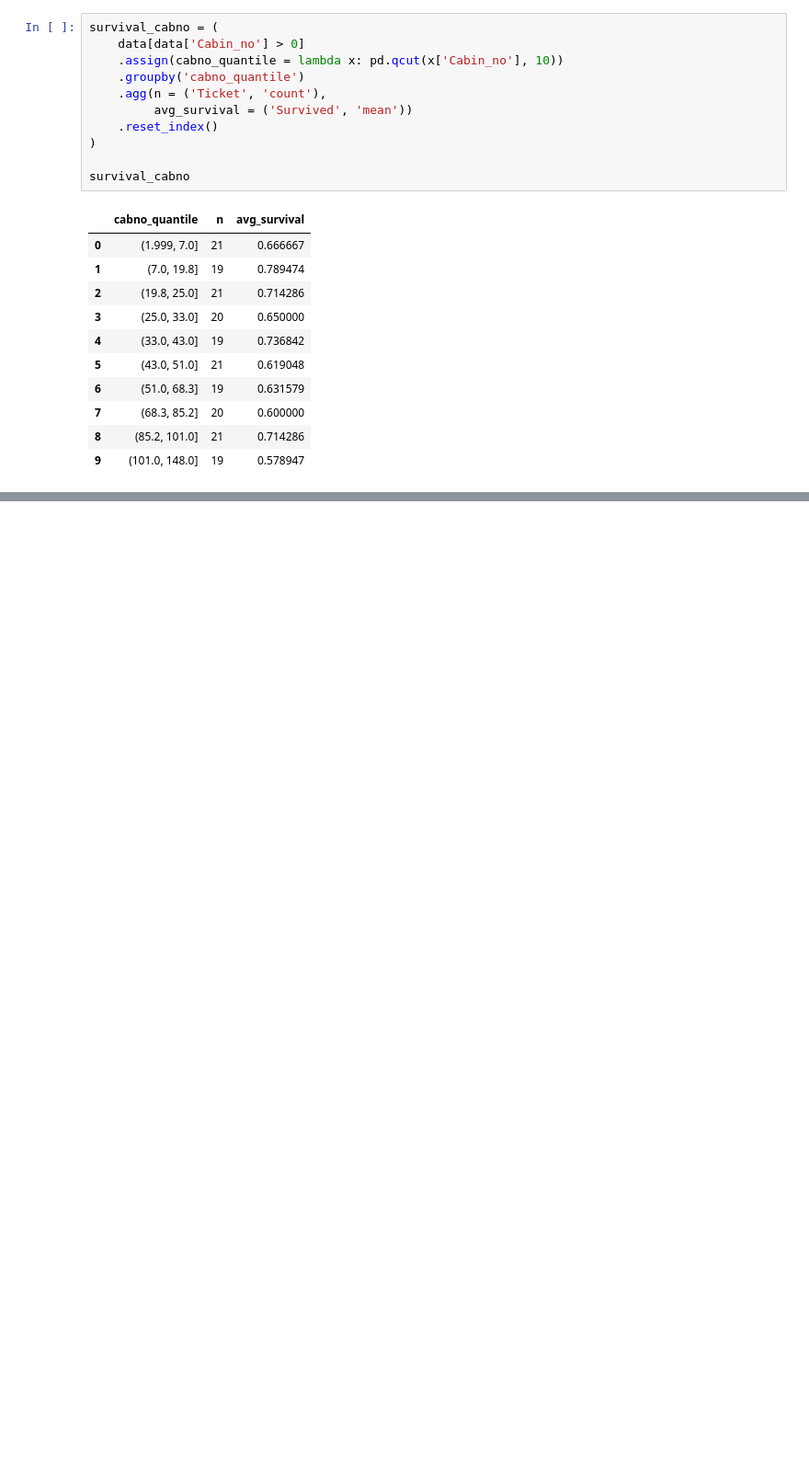
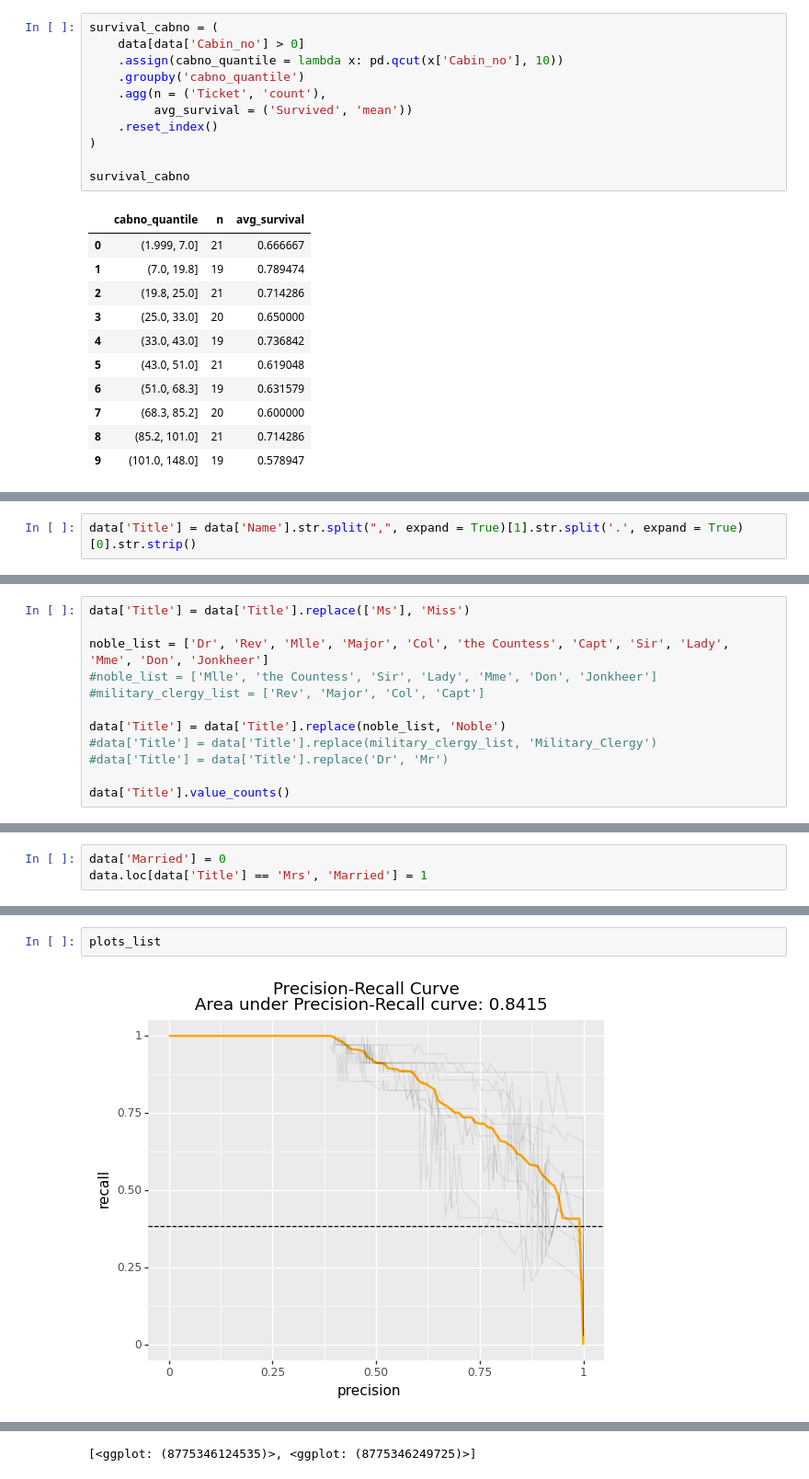
Before and after one commit to sid-basu/ml-exploration, a Jupyter notebook: kaggle-titanic/refinement_2.ipynb, the cells around one changed output, grey strips where cells are left out. Shown: that part at 92% size. Cells and saved outputs as stored; diff of their text form; blank space fills up the shorter version.

Commit message:
add title code, model testing

```diff
--- a/kaggle-titanic/refinement_2.ipynb
+++ b/kaggle-titanic/refinement_2.ipynb
@@ -107,0 +175,2 @@ survival_cabno_deck = (
+# %%
+data['Title'] = data['Name'].str.split(",", expand = True)[1].str.split('.', expand = True)[0].str.strip()
@@ -107,0 +232,12 @@ survival_cabno_deck = (
+# %%
+data['Title'] = data['Title'].replace(['Ms'], 'Miss')
+
+noble_list = ['Dr', 'Rev', 'Mlle', 'Major', 'Col', 'the Countess', 'Capt', 'Sir', 'Lady', 'Mme', 'Don', 'Jonkheer']
+#noble_list = ['Mlle', 'the Countess', 'Sir', 'Lady', 'Mme', 'Don', 'Jonkheer']
+#military_clergy_list = ['Rev', 'Major', 'Col', 'Capt']
+
+data['Title'] = data['Title'].replace(noble_list, 'Noble')
+#data['Title'] = data['Title'].replace(military_clergy_list, 'Military_Clergy')
+#data['Title'] = data['Title'].replace('Dr', 'Mr')
+
+data['Title'].value_counts()
@@ -107,0 +251,3 @@ survival_cabno_deck = (
+# %%
+data['Married'] = 0
+data.loc[data['Title'] == 'Mrs', 'Married'] = 1
@@ -107,0 +330,4 @@ survival_cabno_deck = (
+# %%
+plots_list
+# %% [output]
+[figure, added]
@@ -107,0 +335 @@ survival_cabno_deck = (
+[<ggplot: (8775346124535)>, <ggplot: (8775346249725)>]
```
Also changed, not shown: parts of 18 cells of this notebook, 3 other files.
